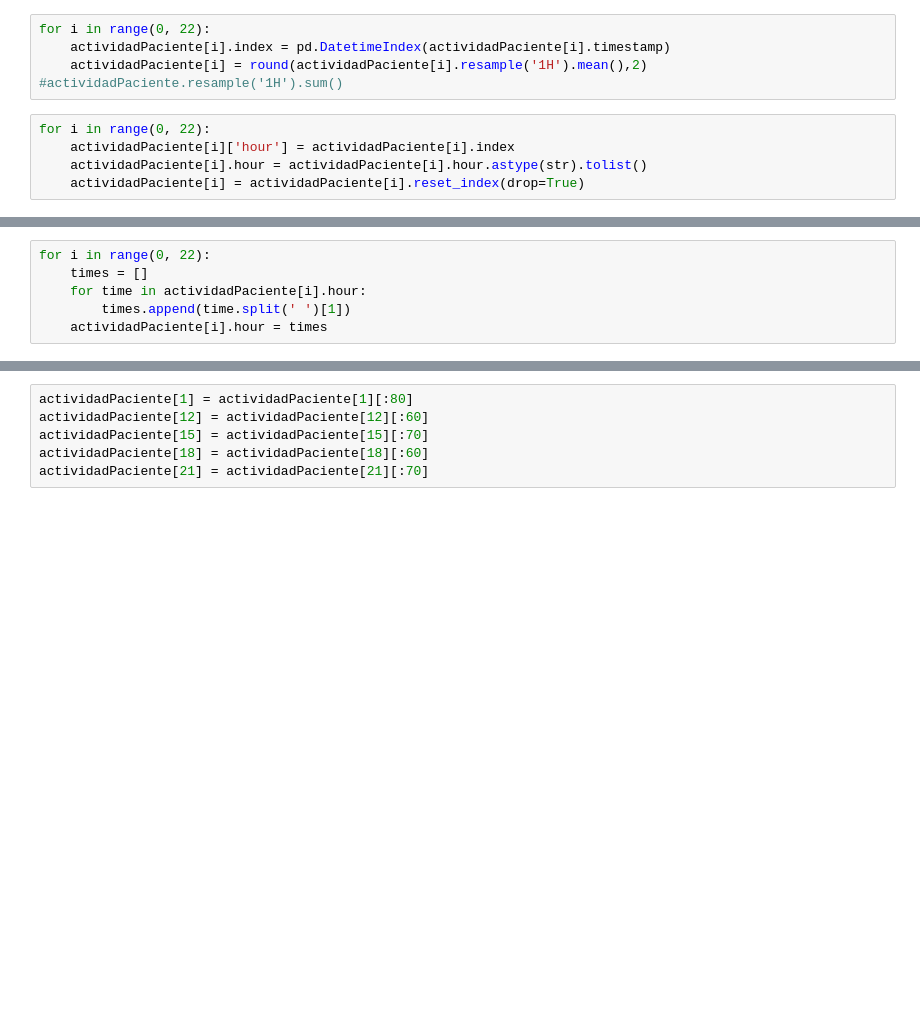
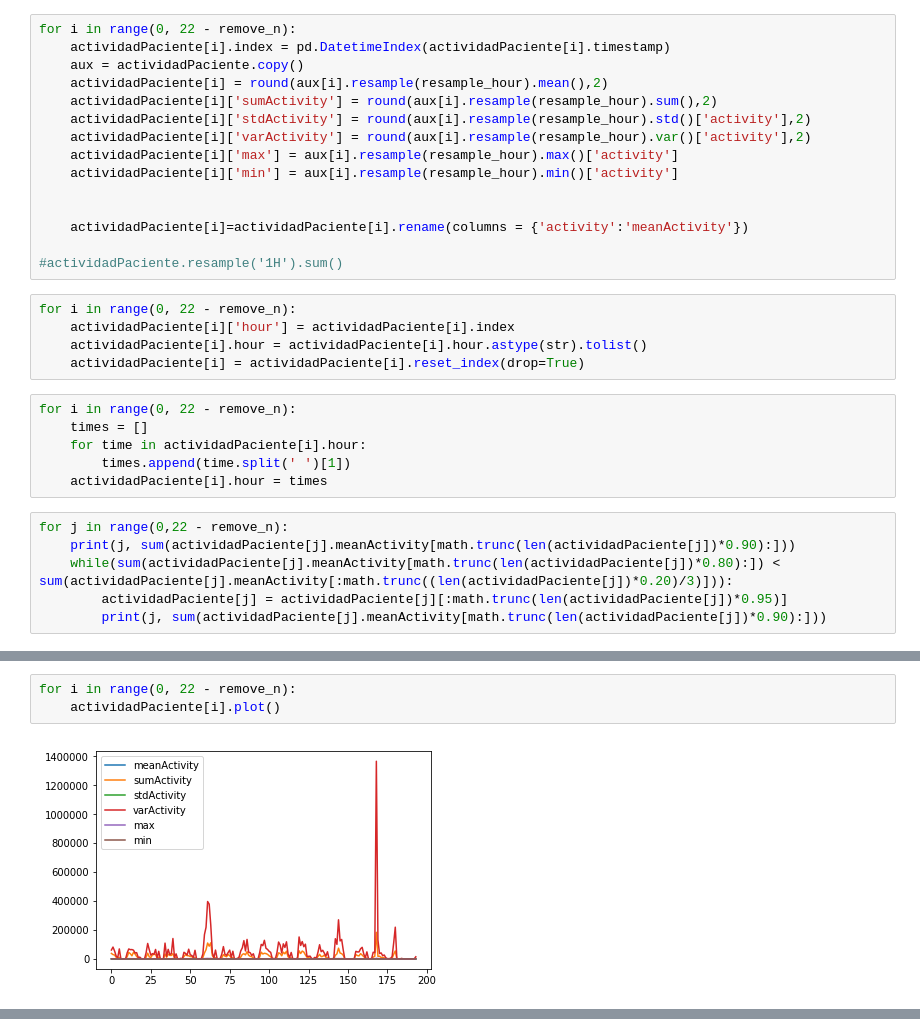
Before and after one commit to MrDevoid/TFG, a Jupyter notebook: actividad.ipynb, the cells around one changed output, grey strips where cells are left out. Drawn from its saved outputs; the diff is of its cells as text; blank space fills up the shorter version.

```diff
--- a/actividad.ipynb
+++ b/actividad.ipynb
@@ -42,11 +52,33 @@ for i in range(0, 22):
     actividadPaciente[i] = actividadPaciente[i].drop(columns=['date'])
+# %%
+for i in range(0, 22 - remove_n):
+    actividadPaciente[i].index = pd.DatetimeIndex(actividadPaciente[i].timestamp)
+    aux = actividadPaciente.copy()
+    actividadPaciente[i] = round(aux[i].resample(resample_hour).mean(),2)
+    actividadPaciente[i]['sumActivity'] = round(aux[i].resample(resample_hour).sum(),2)
+    actividadPaciente[i]['stdActivity'] = round(aux[i].resample(resample_hour).std()['activity'],2)
+    actividadPaciente[i]['varActivity'] = round(aux[i].resample(resample_hour).var()['activity'],2)
+    actividadPaciente[i]['max'] = aux[i].resample(resample_hour).max()['activity']
+    actividadPaciente[i]['min'] = aux[i].resample(resample_hour).min()['activity']
+
+
+    actividadPaciente[i]=actividadPaciente[i].rename(columns = {'activity':'meanActivity'})
+
+#actividadPaciente.resample('1H').sum()
 # %%
-for i in range(0, 22):
-    actividadPaciente[i].index = pd.DatetimeIndex(actividadPaciente[i].timestamp)
-    actividadPaciente[i] = round(actividadPaciente[i].resample('1H').mean(),2)
-#actividadPaciente.resample('1H').sum()
+for i in range(0, 22 - remove_n):
+    actividadPaciente[i]['hour'] = actividadPaciente[i].index
+    actividadPaciente[i].hour = actividadPaciente[i].hour.astype(str).tolist()
+    actividadPaciente[i] = actividadPaciente[i].reset_index(drop=True)
 # %%
-for i in range(0, 22):
-    actividadPaciente[i]['hour'] = actividadPaciente[i].index
-    actividadPaciente[i].hour = actividadPaciente[i].hour.astype(str).tolist()
-    actividadPaciente[i] = actividadPaciente[i].reset_index(drop=True)
+for i in range(0, 22 - remove_n):
+    times = []
+    for time in actividadPaciente[i].hour:
+        times.append(time.split(' ')[1])
+    actividadPaciente[i].hour = times
+# %%
+for j in range(0,22 - remove_n):
+    print(j, sum(actividadPaciente[j].meanActivity[math.trunc(len(actividadPaciente[j])*0.90):]))
+    while(sum(actividadPaciente[j].meanActivity[math.trunc(len(actividadPaciente[j])*0.80):]) < sum(actividadPaciente[j].meanActivity[:math.trunc((len(actividadPaciente[j])*0.20)/3)])):
+        actividadPaciente[j] = actividadPaciente[j][:math.trunc(len(actividadPaciente[j])*0.95)]
+        print(j, sum(actividadPaciente[j].meanActivity[math.trunc(len(actividadPaciente[j])*0.90):]))
@@ -53,6 +103,5 @@ for i in range(0, 22):
 # %%
-for i in range(0, 22):
-    times = []
-    for time in actividadPaciente[i].hour:
-        times.append(time.split(' ')[1])
-    actividadPaciente[i].hour = times
+for i in range(0, 22 - remove_n):
+    actividadPaciente[i].plot()
+# %% [output]
+[figure, added]
@@ -59,6 +120,0 @@ for i in range(0, 22):
-# %%
-actividadPaciente[1] = actividadPaciente[1][:80]
-actividadPaciente[12] = actividadPaciente[12][:60]
-actividadPaciente[15] = actividadPaciente[15][:70]
-actividadPaciente[18] = actividadPaciente[18][:60]
-actividadPaciente[21] = actividadPaciente[21][:70]
```
Also changed, not shown: parts of 21 cells of this notebook.
